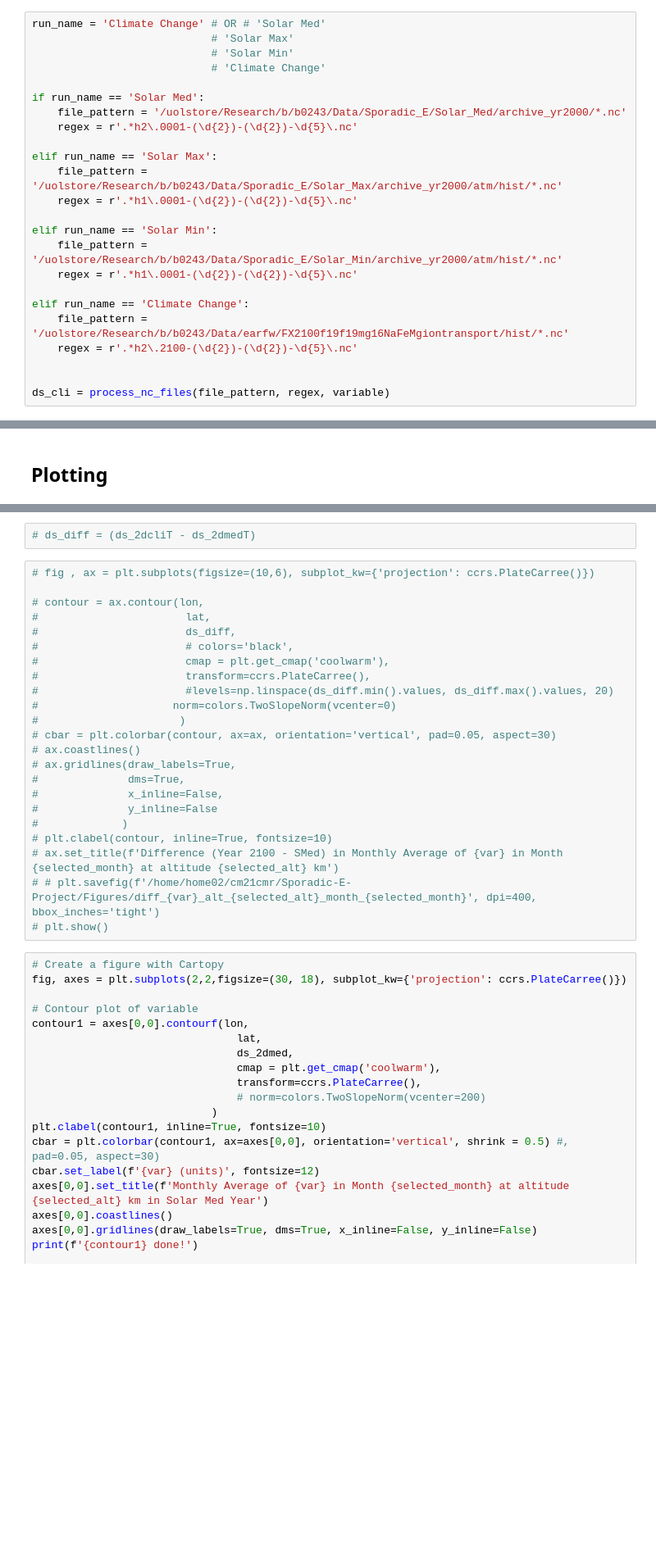
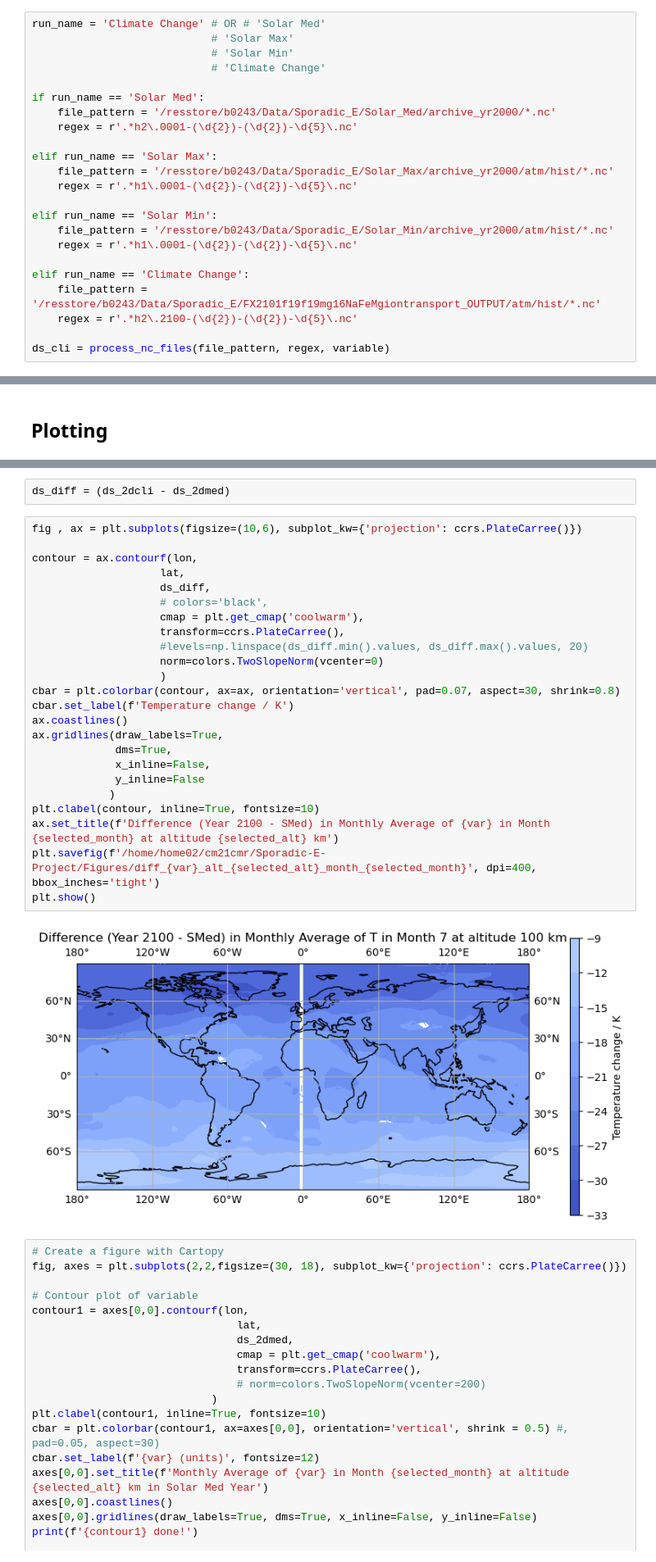
Before and after one commit to CharlieReyno/Sporadic-E-Project, a Jupyter notebook: Main_Notebooks/Climatology.ipynb, the cells around one changed output, grey strips where cells are left out. Shown at 82% size. Cells and saved outputs as stored; diff of their text form; blank space fills up the shorter version.

```diff
--- a/Main_Notebooks/Climatology.ipynb
+++ b/Main_Notebooks/Climatology.ipynb
@@ -212,20 +225,19 @@ run_name = 'Climate Change' # OR # 'Solar Med'
                             # 'Climate Change'
 
 if run_name == 'Solar Med':
-    file_pattern = '/uolstore/Research/b/b0243/Data/Sporadic_E/Solar_Med/archive_yr2000/*.nc'
+    file_pattern = '/resstore/b0243/Data/Sporadic_E/Solar_Med/archive_yr2000/*.nc'
     regex = r'.*h2\.0001-(\d{2})-(\d{2})-\d{5}\.nc'
 
 elif run_name == 'Solar Max':
-    file_pattern = '/uolstore/Research/b/b0243/Data/Sporadic_E/Solar_Max/archive_yr2000/atm/hist/*.nc'
+    file_pattern = '/resstore/b0243/Data/Sporadic_E/Solar_Max/archive_yr2000/atm/hist/*.nc'
     regex = r'.*h1\.0001-(\d{2})-(\d{2})-\d{5}\.nc'
 
 elif run_name == 'Solar Min':
-    file_pattern = '/uolstore/Research/b/b0243/Data/Sporadic_E/Solar_Min/archive_yr2000/atm/hist/*.nc'
+    file_pattern = '/resstore/b0243/Data/Sporadic_E/Solar_Min/archive_yr2000/atm/hist/*.nc'
     regex = r'.*h1\.0001-(\d{2})-(\d{2})-\d{5}\.nc'
 
 elif run_name == 'Climate Change':
-    file_pattern = '/uolstore/Research/b/b0243/Data/earfw/FX2100f19f19mg16NaFeMgiontransport/hist/*.nc'
+    file_pattern = '/resstore/b0243/Data/Sporadic_E/FX2101f19f19mg16NaFeMgiontransport_OUTPUT/atm/hist/*.nc'
     regex = r'.*h2\.2100-(\d{2})-(\d{2})-\d{5}\.nc'
 
-
 ds_cli = process_nc_files(file_pattern, regex, variable)
@@ -379,28 +412,31 @@ print('Yippee!!!!')
 # %%
-# ds_diff = (ds_2dcliT - ds_2dmedT)
+ds_diff = (ds_2dcli - ds_2dmed)
 # %%
-# fig , ax = plt.subplots(figsize=(10,6), subplot_kw={'projection': ccrs.PlateCarree()})
+fig , ax = plt.subplots(figsize=(10,6), subplot_kw={'projection': ccrs.PlateCarree()})
 
-# contour = ax.contour(lon,
-#                       lat,
-#                       ds_diff,
-#                       # colors='black',
-#                       cmap = plt.get_cmap('coolwarm'),
-#                       transform=ccrs.PlateCarree(),
-#                       #levels=np.linspace(ds_diff.min().values, ds_diff.max().values, 20)
-#                     norm=colors.TwoSlopeNorm(vcenter=0)
-#                      )
-# cbar = plt.colorbar(contour, ax=ax, orientation='vertical', pad=0.05, aspect=30)
-# ax.coastlines()
-# ax.gridlines(draw_labels=True,
-#              dms=True,
-#              x_inline=False,
-#              y_inline=False
-#             )
-# plt.clabel(contour, inline=True, fontsize=10)
-# ax.set_title(f'Difference (Year 2100 - SMed) in Monthly Average of {var} in Month {selected_month} at altitude {selected_alt} km')
-# # plt.savefig(f'/home/home02/cm21cmr/Sporadic-E-Project/Figures/diff_{var}_alt_{selected_alt}_month_{selected_month}', dpi=400, bbox_inches='tight')
-# plt.show()
+contour = ax.contourf(lon,
+                    lat,
+                    ds_diff,
+                    # colors='black',
+                    cmap = plt.get_cmap('coolwarm'),
+                    transform=ccrs.PlateCarree(),
+                    #levels=np.linspace(ds_diff.min().values, ds_diff.max().values, 20)
+                    norm=colors.TwoSlopeNorm(vcenter=0)
+                    )
+cbar = plt.colorbar(contour, ax=ax, orientation='vertical', pad=0.07, aspect=30, shrink=0.8)
+cbar.set_label(f'Temperature change / K')
+ax.coastlines()
+ax.gridlines(draw_labels=True,
+             dms=True,
+             x_inline=False,
+             y_inline=False
+            )
+plt.clabel(contour, inline=True, fontsize=10)
+ax.set_title(f'Difference (Year 2100 - SMed) in Monthly Average of {var} in Month {selected_month} at altitude {selected_alt} km')
+plt.savefig(f'/home/home02/cm21cmr/Sporadic-E-Project/Figures/diff_{var}_alt_{selected_alt}_month_{selected_month}', dpi=400, bbox_inches='tight')
+plt.show()
+# %% [output]
+[figure, added]
 # %%
 # Create a figure with Cartopy
 fig, axes = plt.subplots(2,2,figsize=(30, 18), subplot_kw={'projection': ccrs.PlateCarree()})
```
Also changed, not shown: parts of 23 cells of this notebook, 1 other file.
